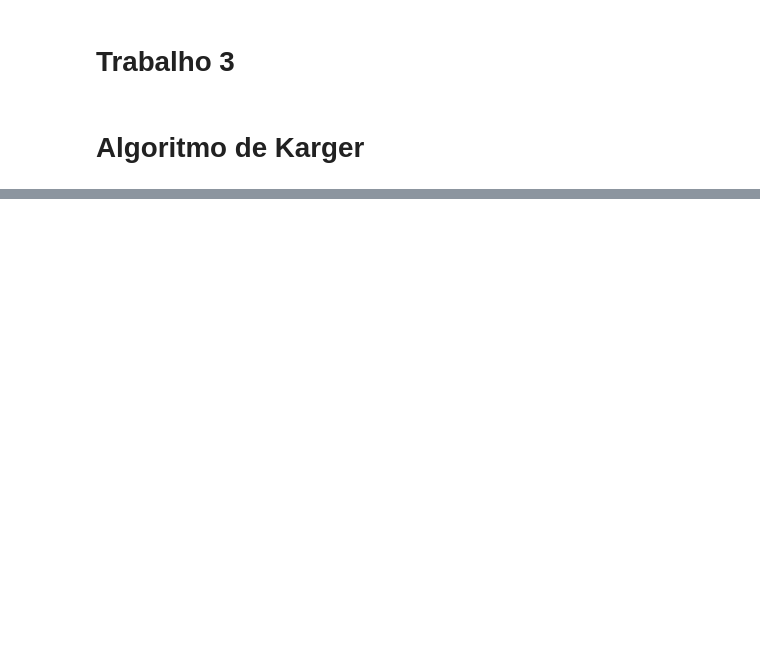
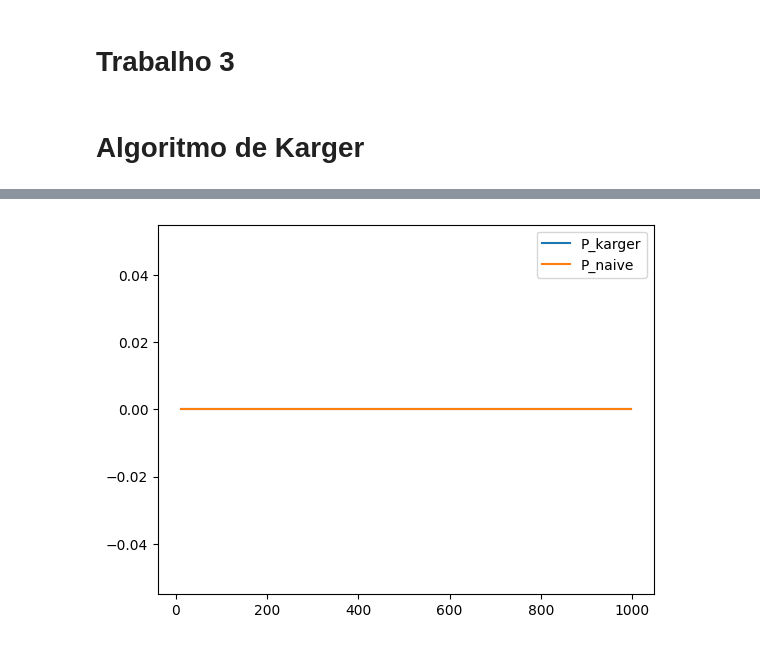
Before and after one commit to Jayvolv/Grafos, a Jupyter notebook: Trabalho_3.ipynb, the cells around one changed output, grey strips where cells are left out. Drawn from its saved outputs; the diff is of its cells as text; code cells hidden in the pictures; blank space fills up the shorter version.

```diff
--- a/Trabalho_3.ipynb
+++ b/Trabalho_3.ipynb
@@ -103,0 +51,8 @@ new_edges
+# %%
+def karger(G : graph, iter_ : int, min_ : int):
+    results_list = []
+
+    for i in range(iter_):
+        results_list.append(karger_alg(G))
+
+    return (results_list.count(min)/len(results_list)) #Probabilidade
@@ -103,0 +91,8 @@ new_edges
+# %%
+def naive (G : graph, iter_ : int, min_ : int):
+    results_list = []
+
+    for i in range (iter_):
+        results_list.append(naive_alg(G))
+
+    return (results_list.count(min)/len(results_list)) #Probabilidade
@@ -124,3 +114,20 @@ while(P > 0.1):
+# %%
+def prob(G : graph, iter_ : int, min_ : int):
+    P_nao = []
+    P_karger = []
+    P_naive = []
+    count_ = []
+
+
+    for i in tqdm(range(10, iter_)):
+        P_nao.append(pow((1 - (2/ (pow(G.vec_num, 2) - G.vec_num))), i))
+        P_karger.append(karger(G, i, min_))
+        P_naive.append(naive(G, i, min_))
+        count_.append(i)
+
+    return P_nao, P_karger, P_naive, count_
+# %%
+P_nao, P_karger, P_naive, count_ = prob(G, 1000, 1)
 # %%
 def descompact(tuple_):
     vert, vertex_dict = tuple_
@@ -167,0 +173,10 @@ import matplotlib.pyplot as plt
+# %%
+plt.plot()
+#Como criar um plot com 3 labels
+# plt.plot(count_, P_nao, label = "P_nao")
+plt.plot(count_, P_karger, label = "P_karger")
+plt.plot(count_, P_naive, label = "P_naive")
+plt.legend()
+plt.show()
+# %% [output]
+[figure, added]
```
Also changed, not shown: parts of 21 cells of this notebook, 3 other files.
